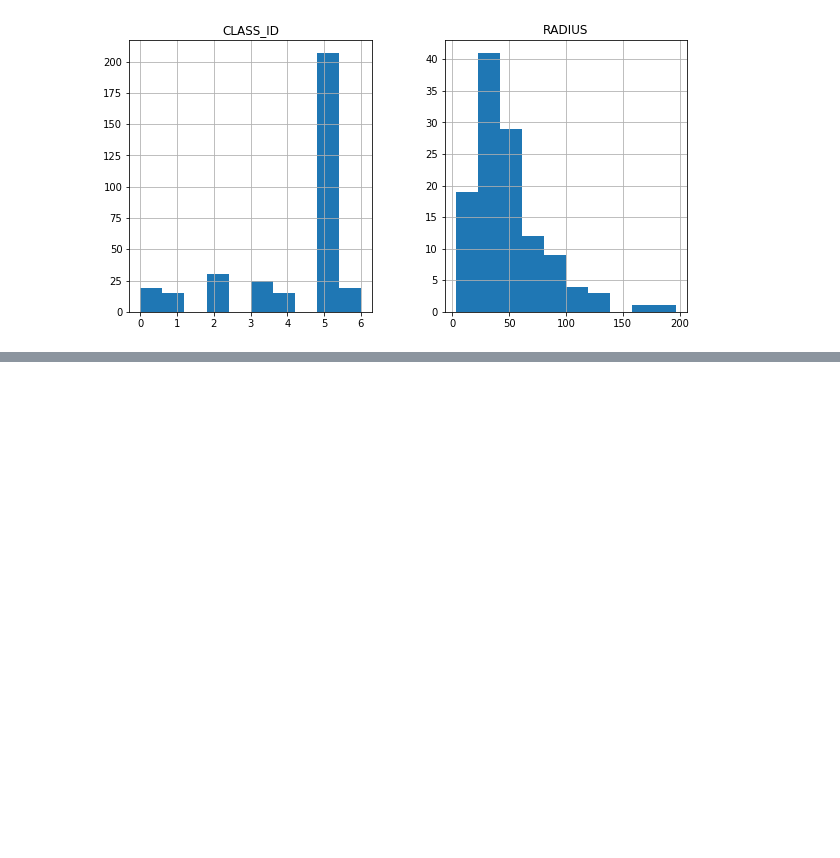
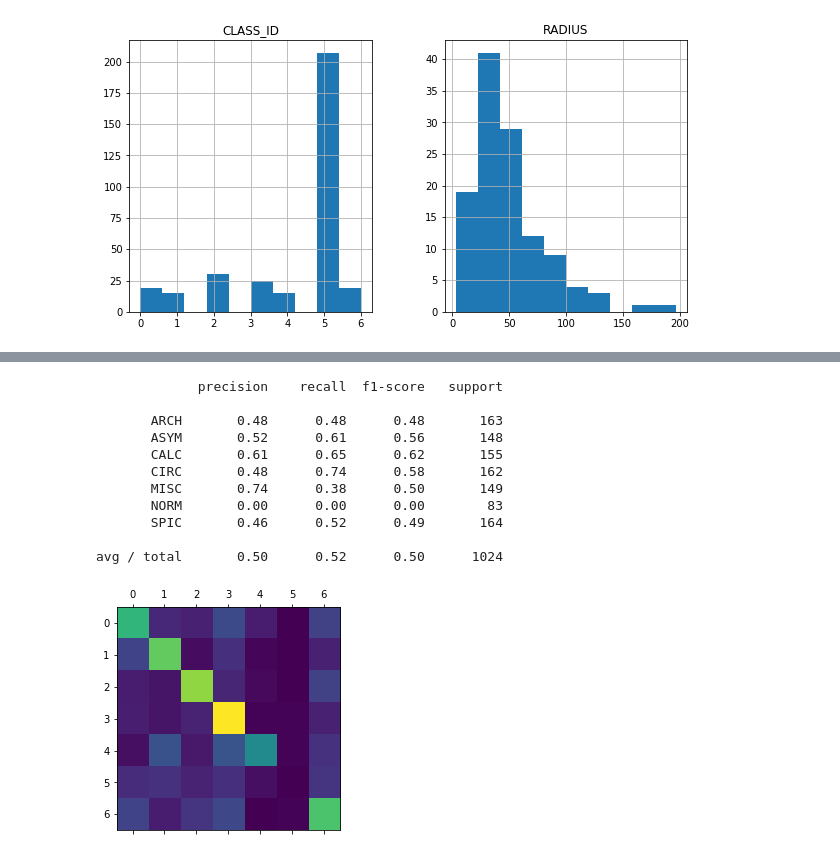
Before and after one commit to dankojis/mammogram, a Jupyter notebook: NN.ipynb, the cells around one changed output, grey strips where cells are left out. Saved outputs shown, nothing was run; the diff lists cells and outputs as text; code cells hidden in the pictures; blank space fills up the shorter version.

```diff
--- a/NN.ipynb
+++ b/NN.ipynb
@@ -314,0 +301,4 @@ OSError: Unable to open file (unable to open file: name = 'mammo_result_weights.
+# %%
+pred_Y = mammo_model.predict(test_X, batch_size = 32, verbose = True)
+pred_Y_cat = np.argmax(pred_Y,-1)
+test_Y_cat = np.argmax(test_Y, -1)
@@ -314,0 +321,17 @@ OSError: Unable to open file (unable to open file: name = 'mammo_result_weights.
+# %%
+from sklearn.metrics import classification_report, confusion_matrix
+plt.matshow(confusion_matrix(test_Y_cat, pred_Y_cat))
+print(classification_report(test_Y_cat, pred_Y_cat, target_names = class_enc.classes_))
+# %% [output]
+             precision    recall  f1-score   support
+
+       ARCH       0.48      0.48      0.48       163
+       ASYM       0.52      0.61      0.56       148
+       CALC       0.61      0.65      0.62       155
+       CIRC       0.48      0.74      0.58       162
+       MISC       0.74      0.38      0.50       149
+       NORM       0.00      0.00      0.00        83
+       SPIC       0.46      0.52      0.49       164
+
+avg / total       0.50      0.52      0.50      1024
+[figure, added]
```
Also changed, not shown: parts of 15 cells of this notebook.
